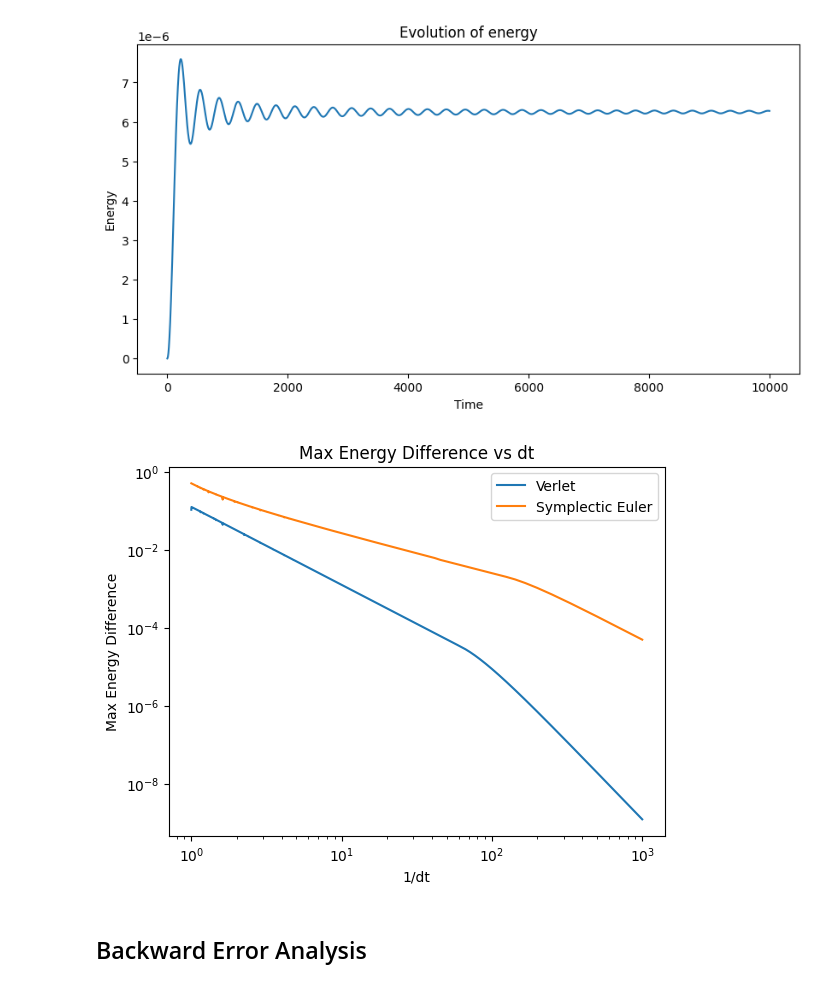
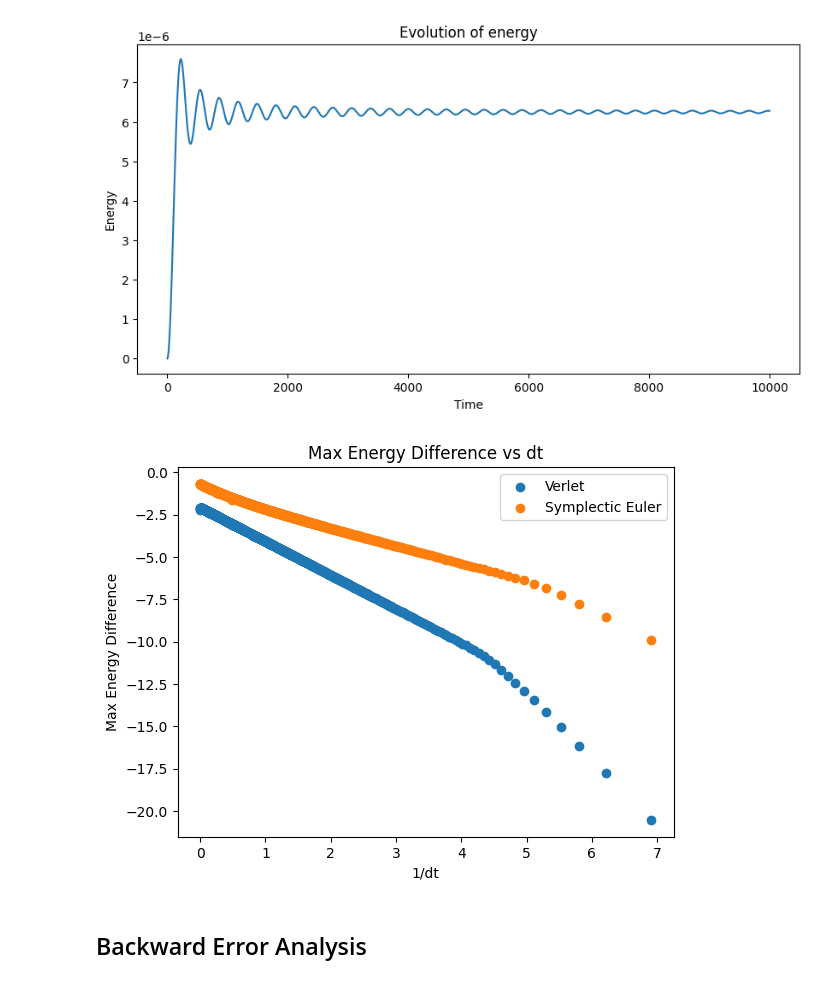
Before and after one commit to AlffonsoMV/PAMSProject, a Jupyter notebook: Code/Hamiltonian/stormer_verlet_method.ipynb, the cells around one changed output. Saved outputs shown, nothing was run; the diff lists cells and outputs as text; code cells hidden in the pictures.

```diff
--- a/Code/Hamiltonian/stormer_verlet_method.ipynb
+++ b/Code/Hamiltonian/stormer_verlet_method.ipynb
@@ -69,29 +69,29 @@ plt.show()
 # %%
 results_verlet = []
 dts = []
 for i in range(999):
     dt = 0.001 + i*0.001
     q, p = lb.stormer_verlet(q[0], p[0], 1, dHdq, dHdp, 100, dt)
     results_verlet.append(max(np.abs(H(q, p) - H(q[0], p[0]))))
     dts.append(dt)
 
 results_euler = []
 dts = []
 for i in range(999):
     dt = 0.001 + i*0.001
     q, p = lb.symplectic_euler(q[0], p[0], 1, [dHdq], [dHdp], 100, dt)
     results_euler.append(max(np.abs(H(q, p) - H(q[0], p[0]))))
     dts.append(dt)
 
-plt.loglog(1/np.array(dts), results_verlet, label="Verlet")
-plt.loglog(1/np.array(dts), results_euler, label="Symplectic Euler")
+plt.scatter(np.log(1/np.array(dts)), np.log(results_verlet), label="Verlet")
+plt.scatter(np.log(1/np.array(dts)), np.log(results_euler), label="Symplectic Euler")
 plt.xlabel("1/dt")
 plt.ylabel("Max Energy Difference")
 plt.title("Max Energy Difference vs dt")
 plt.legend()
 plt.show()
 # %% [output]
-[figure, old version]
+[figure, new version]
 # %% [markdown]
 ## Backward Error Analysis
 # %%
```
Also changed, not shown: 15 other files.
